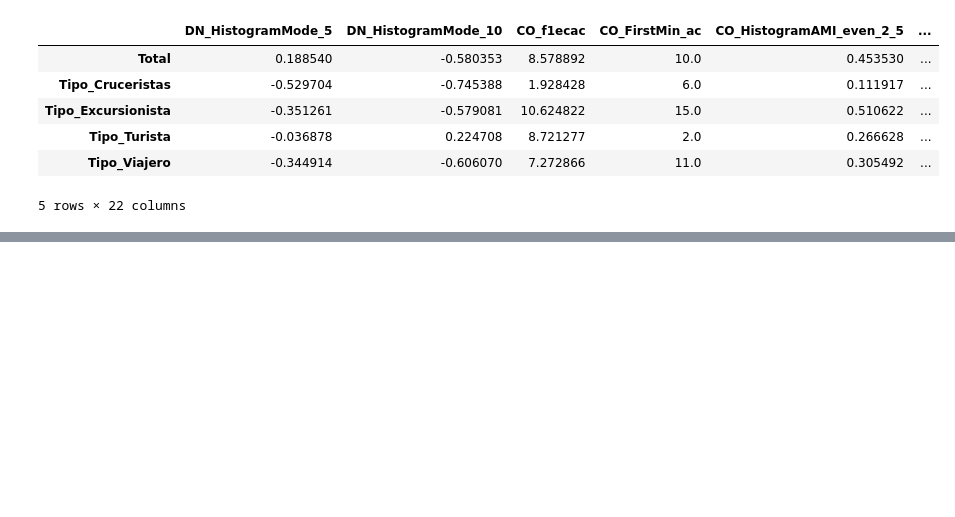
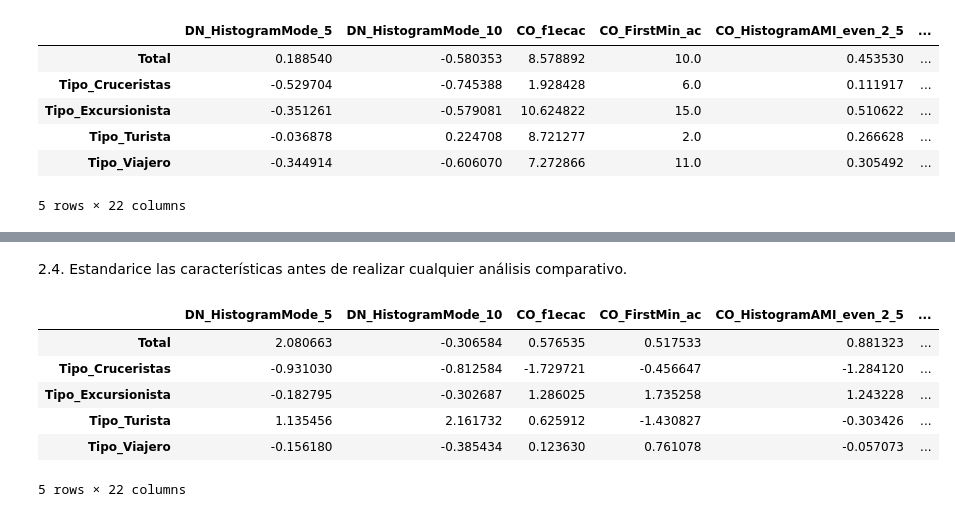
Before and after one commit to PeDro0210AVI/lab-1_time_series, a Jupyter notebook: notebooks/LSTM.ipynb, the cells around one changed output, grey strips where cells are left out. Cells and saved outputs as stored; diff of their text form; code cells hidden in the pictures; blank space fills up the shorter version.

```diff
--- a/notebooks/LSTM.ipynb
+++ b/notebooks/LSTM.ipynb
@@ -436,0 +457,22 @@ plt.show()
+# %% [markdown]
+2.4. Estandarice las características antes de realizar cualquier análisis comparativo.
+# %%
+
+scaler_feat = StandardScaler()
+feat_scaled = scaler_feat.fit_transform(feat_df)
+
+feat_scaled_df = pd.DataFrame(
+    feat_scaled,
+    index=feat_df.index,
+    columns=feat_df.columns
+)
+
+feat_scaled_df.head()
+# %% [output]
+|  | DN_HistogramMode_5 | DN_HistogramMode_10 | CO_f1ecac | CO_FirstMin_ac | CO_HistogramAMI_even_2_5 | ... |
+| Total | 2.080663 | -0.306584 | 0.576535 | 0.517533 | 0.881323 | ... |
+| Tipo_Cruceristas | -0.931030 | -0.812584 | -1.729721 | -0.456647 | -1.284120 | ... |
+| Tipo_Excursionista | -0.182795 | -0.302687 | 1.286025 | 1.735258 | 1.243228 | ... |
+| Tipo_Turista | 1.135456 | 2.161732 | 0.625912 | -1.430827 | -0.303426 | ... |
+| Tipo_Viajero | -0.156180 | -0.385434 | 0.123630 | 0.761078 | -0.057073 | ... |
+5 rows × 22 columns
```
Also changed, not shown: parts of 25 cells of this notebook.
